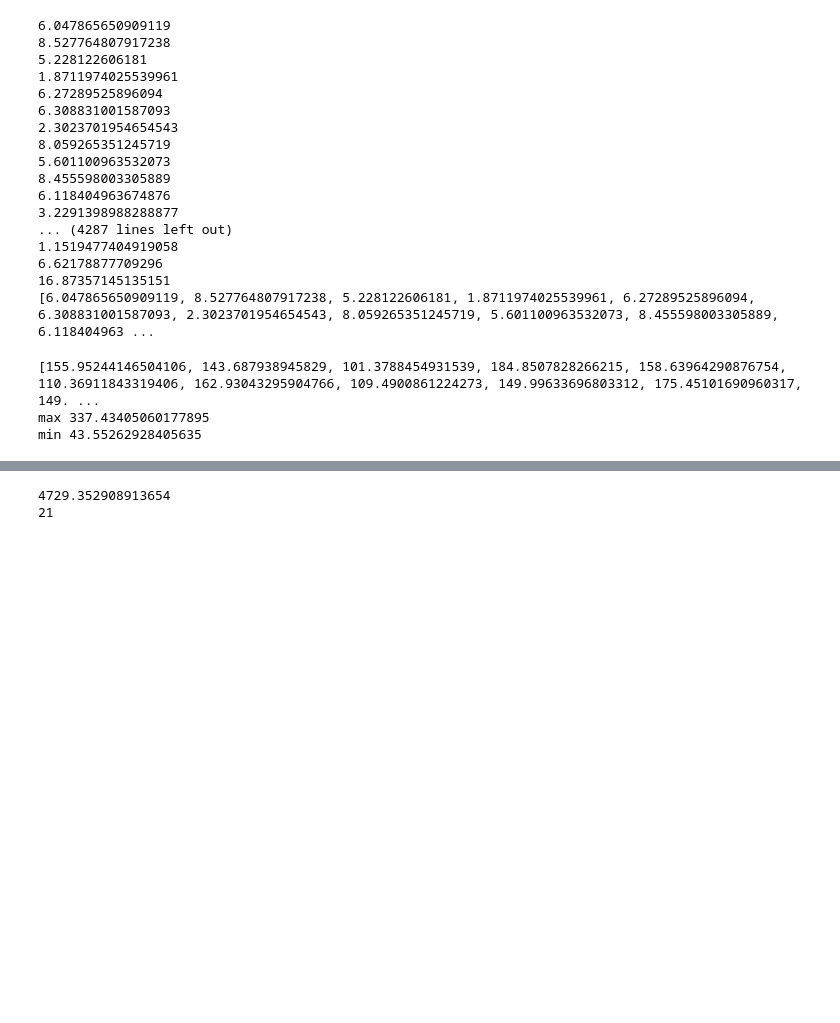
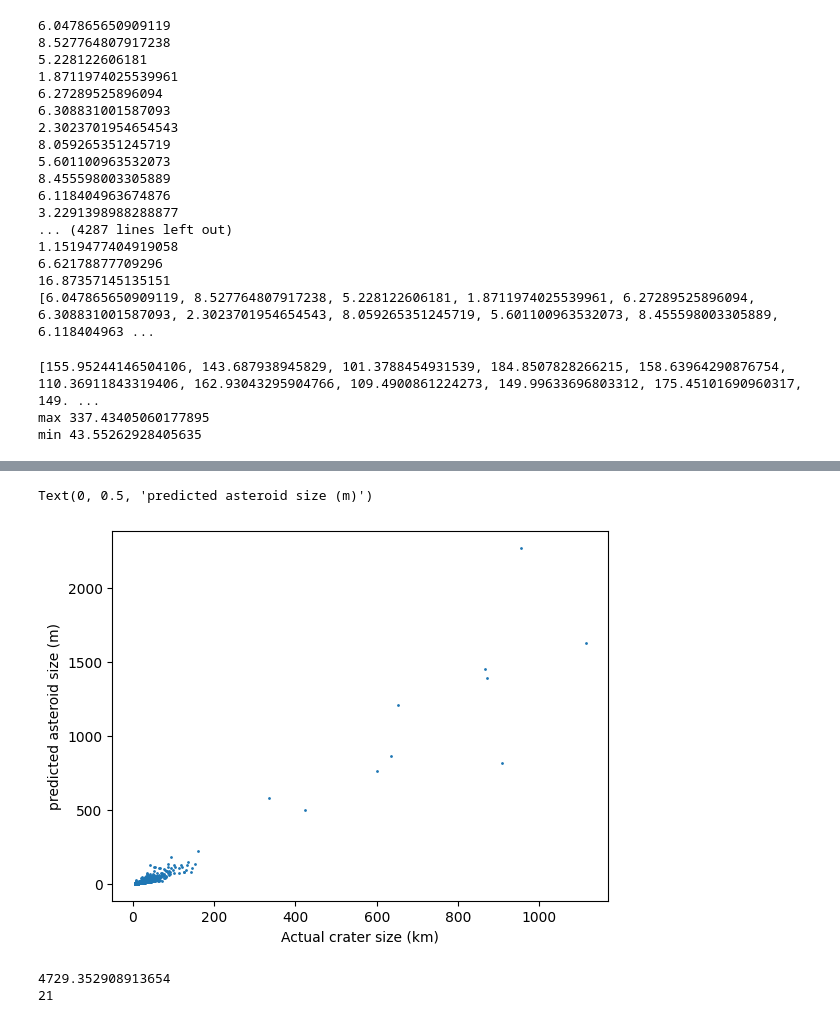
Before and after one commit to jlevitsky/AstroStatsFinal, a Jupyter notebook: FinalNotebook.ipynb, the cells around one changed output, grey strips where cells are left out. Saved outputs shown, nothing was run; the diff lists cells and outputs as text; code cells hidden in the pictures; blank space fills up the shorter version.

```diff
--- a/FinalNotebook.ipynb
+++ b/FinalNotebook.ipynb
@@ -359,3 +359,10 @@ plt.show
+# %%
+plt.scatter(actual_crater_diameters,predicted_asteroid_diam,s=1)
+plt.xlabel('Actual crater size (km)')
+plt.ylabel('predicted asteroid size (m)')
+# %% [output]
+Text(0, 0.5, 'predicted asteroid size (m)')
+[figure, added]
 # %%
 print(max(predicted_asteroid_diam))
 
```
Also changed, not shown: parts of 1 cell of this notebook.
